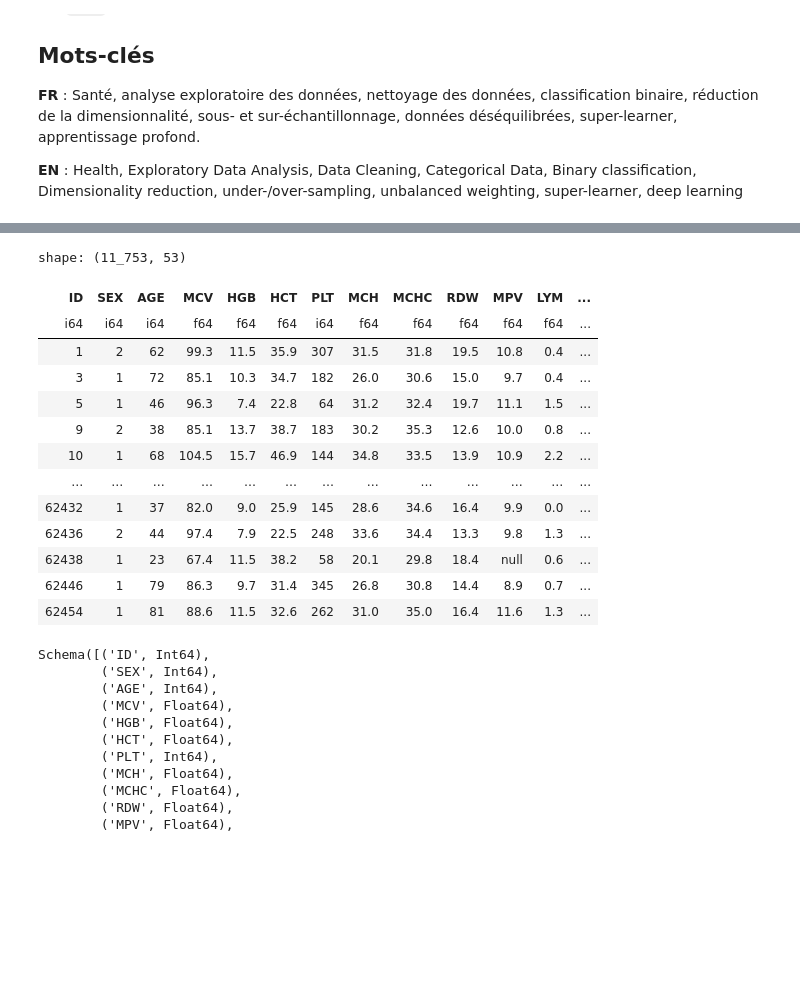
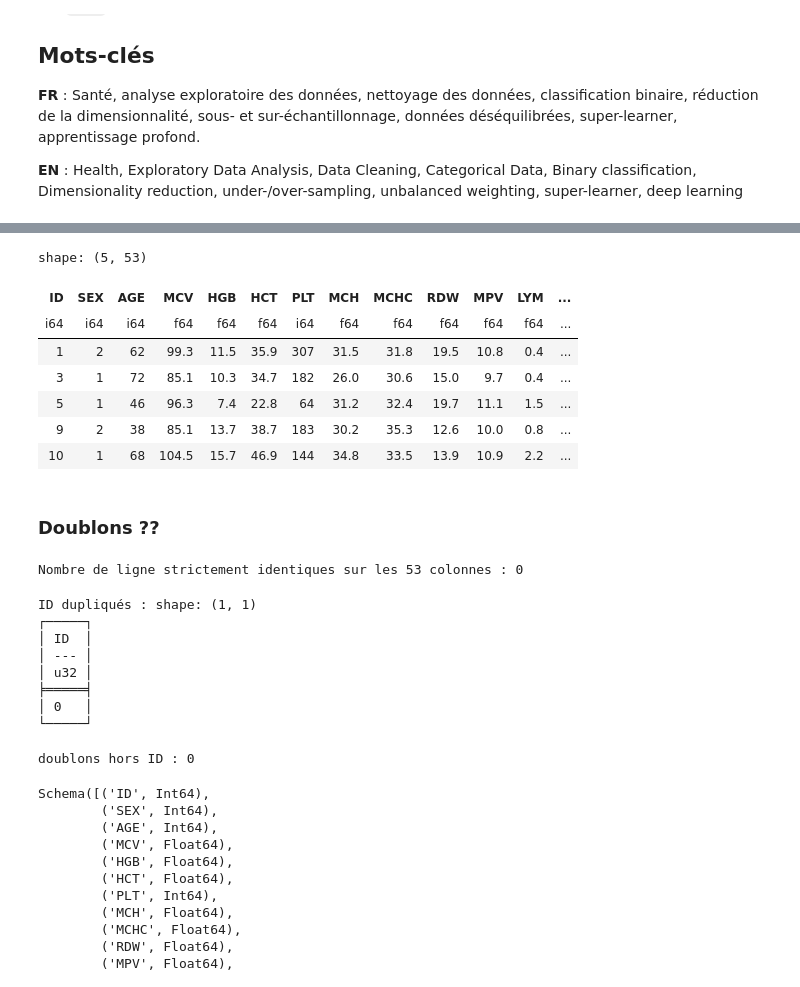
Before and after one commit to AbdoMir/pr-diction-de-la-bact-ri-mie, a Jupyter notebook: notebook/1.EDA.ipynb, the cells around one changed output, grey strips where cells are left out. Drawn from its saved outputs; the diff is of its cells as text; code cells hidden in the pictures; blank space fills up the shorter version.

```diff
--- a/notebook/1.EDA.ipynb
+++ b/notebook/1.EDA.ipynb
@@ -46,0 +65,3 @@ import polars as pl
+# %%
+pl.Config.set_tbl_cols(-1) # afficher toute les colonnes
+pl.Config.set_tbl_rows(-1) # afficher toute les lignes
@@ -47,21 +108,40 @@ import polars as pl
 # %%
 df = pl.read_csv("../data/bacteriemie.csv.gz", null_values="NA")
-df
+df.head()
 # %% [output]
-shape: (11_753, 53)
+shape: (5, 53)
 | ID | SEX | AGE | MCV | HGB | HCT | PLT | MCH | MCHC | RDW | MPV | LYM | ... |
 | i64 | i64 | i64 | f64 | f64 | f64 | i64 | f64 | f64 | f64 | f64 | f64 | ... |
 | 1 | 2 | 62 | 99.3 | 11.5 | 35.9 | 307 | 31.5 | 31.8 | 19.5 | 10.8 | 0.4 | ... |
 | 3 | 1 | 72 | 85.1 | 10.3 | 34.7 | 182 | 26.0 | 30.6 | 15.0 | 9.7 | 0.4 | ... |
 | 5 | 1 | 46 | 96.3 | 7.4 | 22.8 | 64 | 31.2 | 32.4 | 19.7 | 11.1 | 1.5 | ... |
 | 9 | 2 | 38 | 85.1 | 13.7 | 38.7 | 183 | 30.2 | 35.3 | 12.6 | 10.0 | 0.8 | ... |
 | 10 | 1 | 68 | 104.5 | 15.7 | 46.9 | 144 | 34.8 | 33.5 | 13.9 | 10.9 | 2.2 | ... |
-| … | … | … | … | … | … | … | … | … | … | … | … | ... |
-| 62432 | 1 | 37 | 82.0 | 9.0 | 25.9 | 145 | 28.6 | 34.6 | 16.4 | 9.9 | 0.0 | ... |
-| 62436 | 2 | 44 | 97.4 | 7.9 | 22.5 | 248 | 33.6 | 34.4 | 13.3 | 9.8 | 1.3 | ... |
-| 62438 | 1 | 23 | 67.4 | 11.5 | 38.2 | 58 | 20.1 | 29.8 | 18.4 | null | 0.6 | ... |
-| 62446 | 1 | 79 | 86.3 | 9.7 | 31.4 | 345 | 26.8 | 30.8 | 14.4 | 8.9 | 0.7 | ... |
-| 62454 | 1 | 81 | 88.6 | 11.5 | 32.6 | 262 | 31.0 | 35.0 | 16.4 | 11.6 | 1.3 | ... |
+# %% [markdown]
+### Doublons ??
+# %%
+# Lignes strictement identiques sur les 53 colonnes
+dup_ligne=df.is_duplicated().sum()
+print("Nombre de ligne strictement identiques sur les 53 colonnes :",dup_ligne)
+# %% [output]
+Nombre de ligne strictement identiques sur les 53 colonnes : 0
+# %%
+# # Identifiants en double : ID doit être unique, c'est la clé du fichier
+print("ID dupliqués :",df.select(pl.col("ID").is_duplicated().sum()))
+# %% [output]
+ID dupliqués : shape: (1, 1)
+┌─────┐
+│ ID  │
+│ --- │
+│ u32 │
+╞═════╡
+│ 0   │
+└─────┘
+# %%
+# Deux lignes peuvent avoir des ID distincts mais des valeurs biologiques toutes identiques
+print("doublons hors ID :", df.drop("ID").is_duplicated().sum())
+# %% [output]
+doublons hors ID : 0
 # %%
 df.schema
 # %% [output]
```
Also changed, not shown: parts of 167 cells of this notebook, 13 other files.
